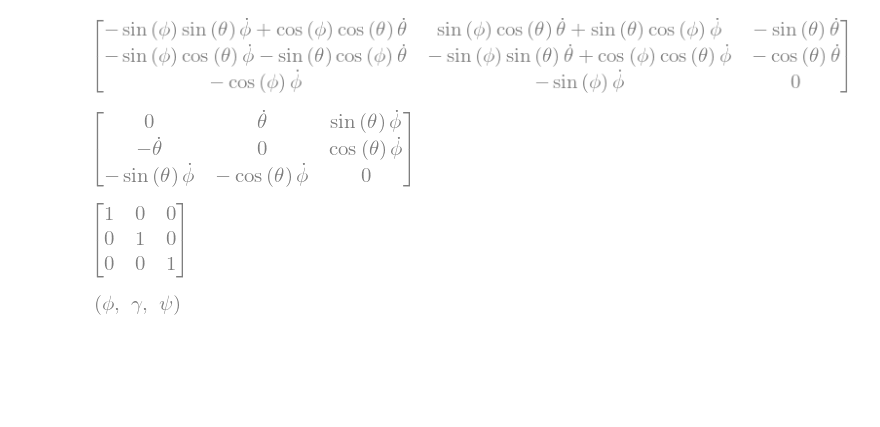
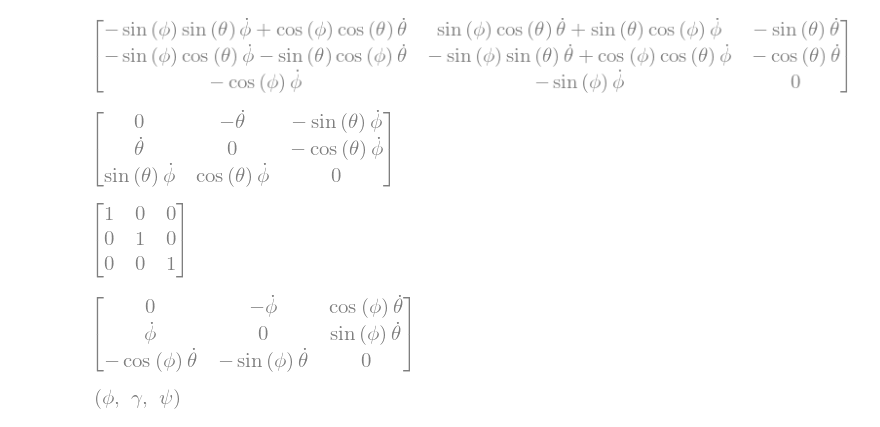
Before and after one commit to ClarkGuilty/2020, a Jupyter notebook: MecAna/Mec_Analitica_Tarea4.ipynb, the cells around one changed output. Cells and saved outputs as stored; diff of their text form; code cells hidden in the pictures; blank space fills up the shorter version.

```diff
--- a/MecAna/Mec_Analitica_Tarea4.ipynb
+++ b/MecAna/Mec_Analitica_Tarea4.ipynb
@@ -49,14 +49,18 @@ dR
 # %% [output]
 [figure]
 # %%
-W = simplify(dR * R.T)
+W = simplify(dR * R.T).T
 W
 # %% [output]
-[figure, old version]
+[figure, new version]
 # %%
 simplify(R*R.T)
 # %% [output]
 [figure]
+# %%
+simplify(diff(R.inv(),t)*R)
+# %% [output]
+[figure, added]
 # %%
 #Punto 4,c
 # %%
```
Also changed, not shown: parts of 1 cell of this notebook, 2 other files.
